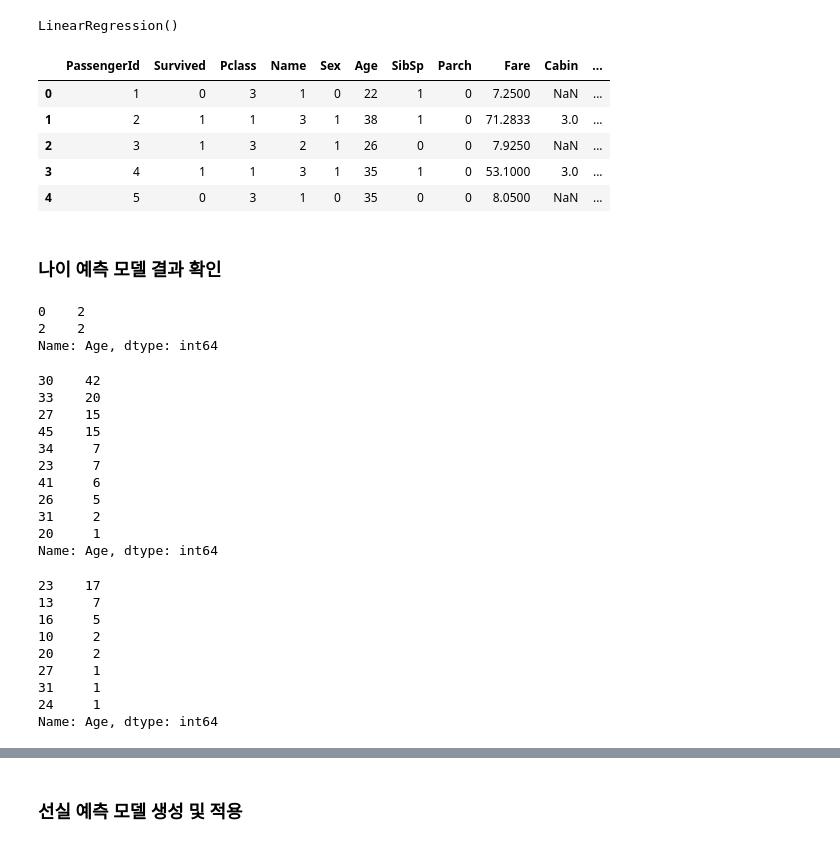
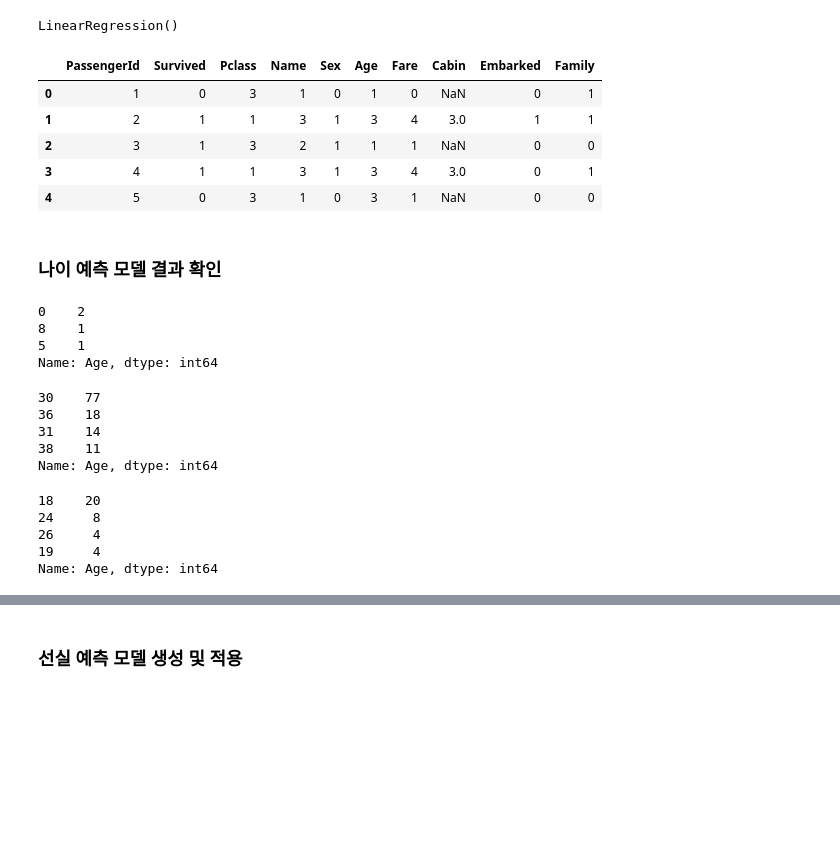
Before and after one commit to minyeamer/titanic, a Jupyter notebook: data_preprocess.ipynb, the cells around one changed output, grey strips where cells are left out. Drawn from its saved outputs; the diff is of its cells as text; code cells hidden in the pictures; blank space fills up the shorter version.

```diff
--- a/data_preprocess.ipynb
+++ b/data_preprocess.ipynb
@@ -53,6 +50,12 @@ data_df.replace(['male','female'], [0,1], inplace=True)
 data_df['Family'] = data_df['SibSp'] + data_df['Parch']
 data_df['Family'] = data_df['Family'].apply(lambda x: 1 if x else 0)
 
+del data_df['SibSp']
+del data_df['Parch']
+
+# 운임은 경제 수준을 나타내는 상대적인 지표이기에 Quantile을 기준으로 5개 구간으로 분리
+data_df['Fare'] = pd.qcut(data_df['Fare'], 5, labels=list(range(5)))
+
 data_df['Embarked'] = data_df['Embarked'].fillna('S')
 data_df.replace(['S','C','Q'], [0,1,2], inplace=True)
 
@@ -60,16 +63,21 @@ data_df['Cabin'] = data_df['Cabin'].str[0]
 # T 선실이 최상층, A부터 G 순서대로 낮은 층의 선실
 data_df.replace(['T','A','B','C','D','E','F','G'], range(8), inplace=True)
 
+# Master.와 Miss.는 각각 18세 미만 남성/여성, Mr.와 Miss.는 각각 18세 이상 남성/여성
 data_df['Name'] = data_df['Name'].apply(lambda x: str(x).split(',')[1].split()[0])
 data_df.replace(['Master.','Mr.','Miss.','Mrs.'], range(4), inplace=True)
 
+# Mlle.은 마드모아젤(Miss.와 동일), Ms.는 Miss.의 약어, Mme.는 마담(Mrs.와 동일)
+data_df['Name'] = data_df['Name'].replace(['Mlle.', 'Ms.'], 2)
+data_df['Name'] = data_df['Name'].replace('Mme.', 3)
+
+# 나머지 이름은 나이와 성별에 따라 Rule 적용
+# 조건에 맞지 않는 이름을 가진 행 중 유일하게 나이가 결측치인 766번 행의 경우,
+# Dr.라는 이름과 male이란 성별을 통해 Mr.라는 이름이 유추되기 때문에 그대로 진행
 for i in range(len(data_df)):
     if data_df['Name'][i] not in range(4):
         data_df['Name'][i] = data_df['Sex'][i] + (0 if data_df['Age'][i] < 18 else 1)
 data_df['Name'] = data_df['Name'].astype(int)
 
-# 조건에 맞지 않는 이름을 가진 행 중 유일하게 나이가 결측치인 766번 행의 경우,
-# Dr.라는 이름과 male이란 성별을 통해 Mr.라는 이름이 유추되기 때문에 무시하고 진행
-
 data_df.head()
 # %% [output]
@@ -88,18 +96,12 @@ data_df.head()
 # %% [markdown]
 ### 나이 예측 모델 생성 및 적용
 # %%
-# numeric_features = ['SibSp', 'Parch', 'Fare']
-# categorical_features = ['Pclass', 'Name', 'Sex', 'Embarked', 'Family']
-
-# preprocessor = ColumnTransformer(
-#     transformers=[
-#         ('num', numeric_transformer, numeric_features),
-#         ('cat', categorical_transformer, categorical_features)])
-
-categorical_features = ['Pclass', 'Name', 'Sex', 'Embarked', 'Family']
+categorical_transformer = OneHotEncoder(categories='auto', handle_unknown='ignore')
+categorical_features = ['Name', 'Sex', 'Fare']
 
 preprocessor = ColumnTransformer(
-    transformers=[('cat', categorical_transformer, categorical_features)])
+    transformers=[
+        ('cat', categorical_transformer, categorical_features)])
 
 age_pipe = Pipeline(steps=[('preprocessor', preprocessor)])
 # %%
@@ -116,23 +118,27 @@ LinearRegression()
 # %%
 test_age_df = data_df[ data_df['Age'].isnull() ].copy()
 
 test_age_X = age_pipe.transform(test_age_df)
 
 pred_age_y = age_model.predict(test_age_X)
 
 for i, pred in zip(test_age_df.index.tolist(), pred_age_y):
-    data_df['Age'][i] = abs(pred) # -1.75 연령이 2개 발생해 절댓값 처리
+    data_df['Age'][i] = pred
 
 data_df['Age'] = data_df['Age'].astype(int)
 
+# 나이는 건강 상태 및 대피 순서를 나타내는 절대적인 지표이기에 전체 범위를 5개 구간으로 분리
+# 라고 생각했는데 qcut이 더 높은 Accuracy 나옴
+data_df['Age'] = pd.qcut(data_df['Age'], 5, labels=list(range(5)))
+
 data_df.head()
 # %% [output]
-|  | PassengerId | Survived | Pclass | Name | Sex | Age | SibSp | Parch | Fare | Cabin | ... |
-| 0 | 1 | 0 | 3 | 1 | 0 | 22 | 1 | 0 | 7.2500 | NaN | ... |
-| 1 | 2 | 1 | 1 | 3 | 1 | 38 | 1 | 0 | 71.2833 | 3.0 | ... |
-| 2 | 3 | 1 | 3 | 2 | 1 | 26 | 0 | 0 | 7.9250 | NaN | ... |
-| 3 | 4 | 1 | 1 | 3 | 1 | 35 | 1 | 0 | 53.1000 | 3.0 | ... |
-| 4 | 5 | 0 | 3 | 1 | 0 | 35 | 0 | 0 | 8.0500 | NaN | ... |
+|  | PassengerId | Survived | Pclass | Name | Sex | Age | Fare | Cabin | Embarked | Family |
+| 0 | 1 | 0 | 3 | 1 | 0 | 1 | 0 | NaN | 0 | 1 |
+| 1 | 2 | 1 | 1 | 3 | 1 | 3 | 4 | 3.0 | 1 | 1 |
+| 2 | 3 | 1 | 3 | 2 | 1 | 1 | 1 | NaN | 0 | 0 |
+| 3 | 4 | 1 | 1 | 3 | 1 | 3 | 4 | 3.0 | 0 | 1 |
+| 4 | 5 | 0 | 3 | 1 | 0 | 3 | 1 | NaN | 0 | 0 |
 # %% [markdown]
 ### 나이 예측 모델 결과 확인
 # %%
@@ -142,33 +148,24 @@ test_age_df['Age'] = test_age_df['Age'].astype(int)
 test_age_df[test_age_df['Name'] == 0]['Age'].value_counts() # 18세 미만 남성 그룹
 # %% [output]
 0    2
-2    2
+8    1
+5    1
 Name: Age, dtype: int64
 # %%
 test_age_df[test_age_df['Name'] == 1]['Age'].value_counts() # 18세 이상 남성 그룹
 # %% [output]
-30    42
-33    20
-27    15
-45    15
-34     7
-23     7
-41     6
-26     5
-31     2
-20     1
+30    77
+36    18
+31    14
+38    11
 Name: Age, dtype: int64
 # %%
 test_age_df[test_age_df['Name'] == 2]['Age'].value_counts() # 18세 미만 여성 그룹
 # %% [output]
-23    17
-13     7
-16     5
-10     2
-20     2
-27     1
-31     1
-24     1
+18    20
+24     8
+26     4
+19     4
 Name: Age, dtype: int64
 # %%
 test_age_df[test_age_df['Name'] == 3]['Age'].value_counts() # 18세 이상 여성 그룹
```
Also changed, not shown: parts of 22 cells of this notebook, 7 other files.
